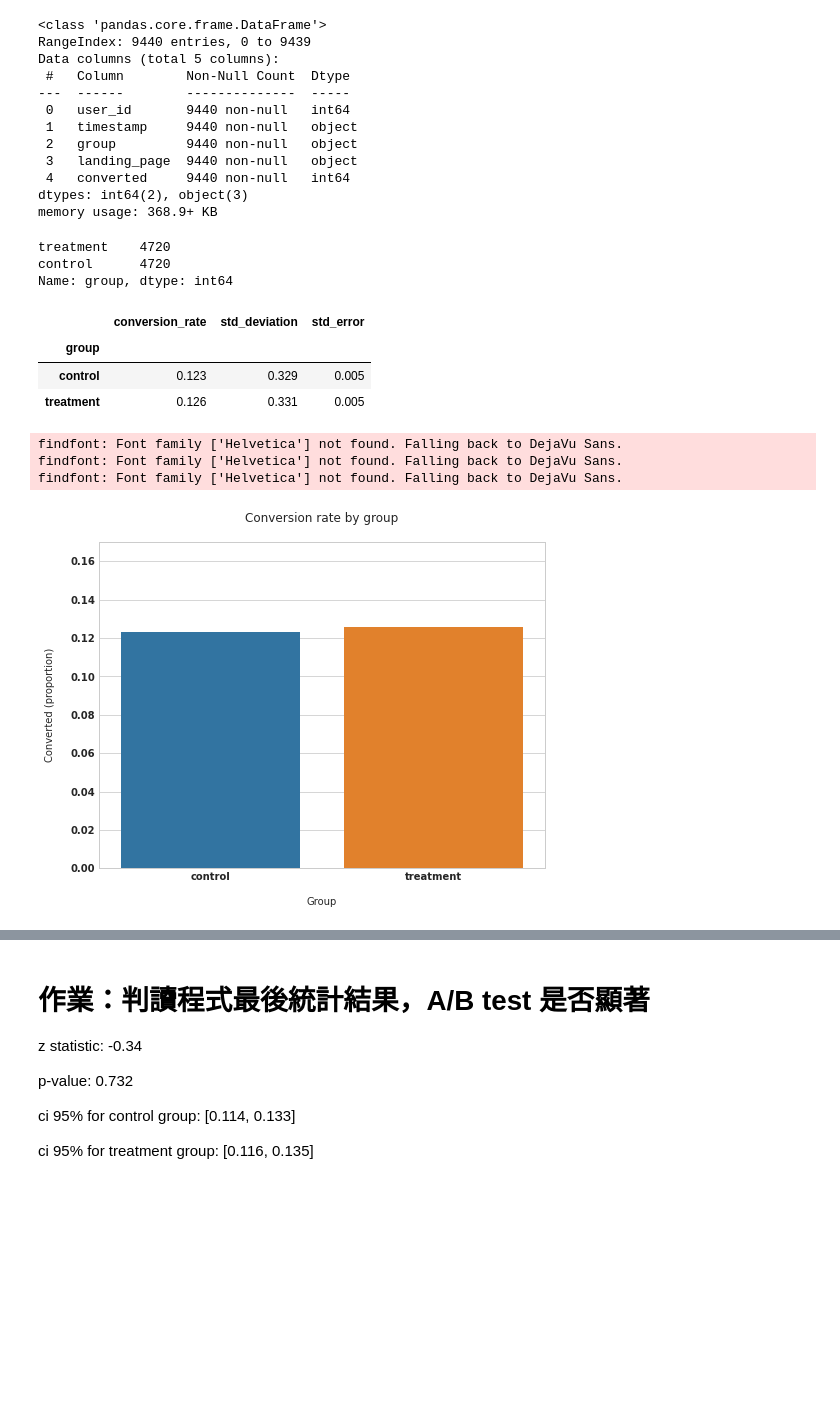
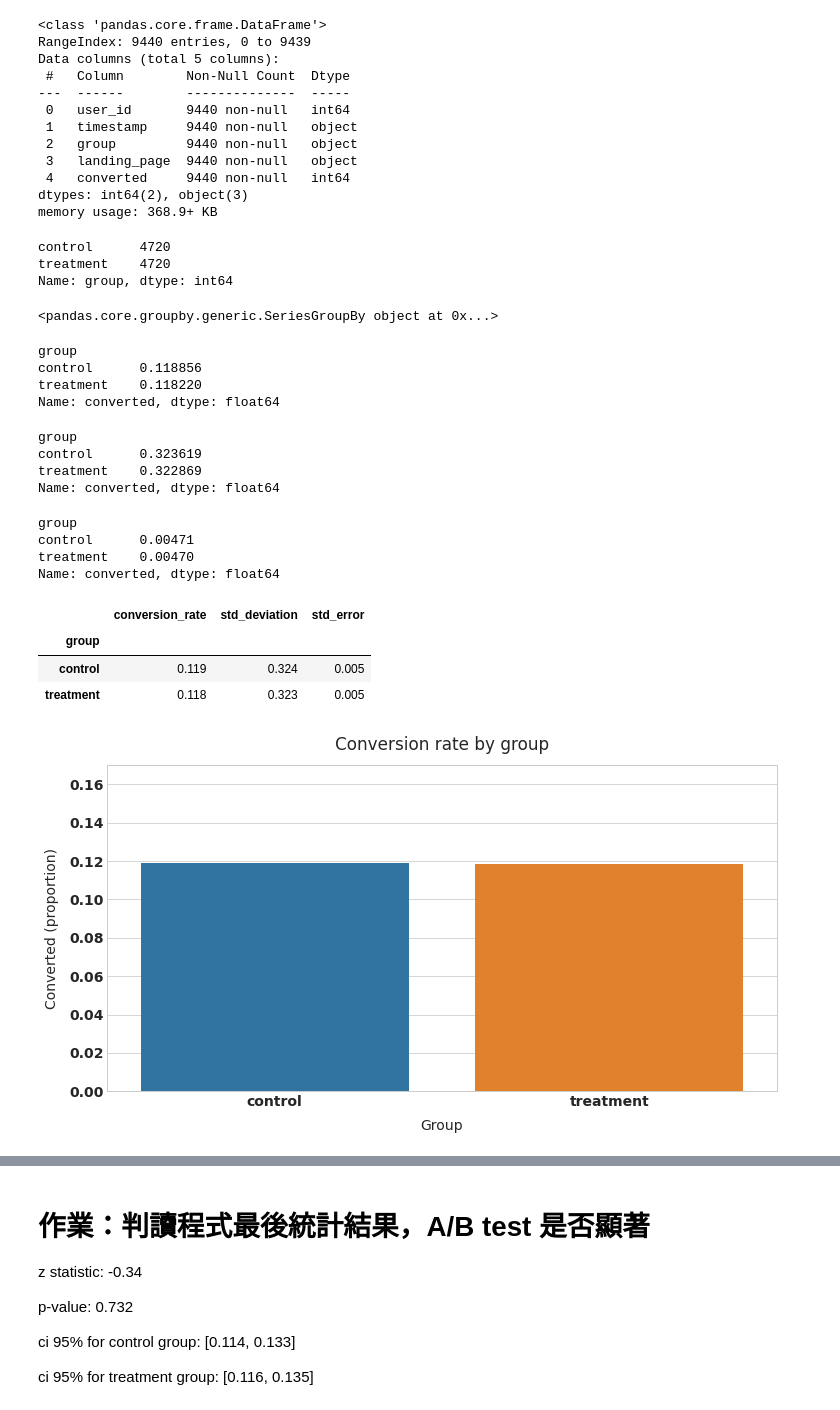
Before and after one commit to Steph958/Data-Analysis-in-60-Days, a Jupyter notebook: homework/期末專題實作(三)/ABTestExercise_作業.ipynb, the cells around one changed output, grey strips where cells are left out. Cells and saved outputs as stored; diff of their text form; code cells hidden in the pictures; blank space fills up the shorter version.

```diff
--- a/homework/期末專題實作(三)/ABTestExercise_作業.ipynb
+++ b/homework/期末專題實作(三)/ABTestExercise_作業.ipynb
@@ -63,6 +67,6 @@ print(required_n)
 # %%
 #展示實驗資料
-df = pd.read_csv('./sample_data/ab_data.csv')
+df = pd.read_csv('./ab_data.csv')
 
 df.head()
 # %% [output]
@@ -152,9 +216,38 @@ memory usage: 368.9+ KB
 #確認 ab_test 控制組實驗組各半
 ab_test['group'].value_counts()
 # %% [output]
+control      4720
 treatment    4720
-control      4720
 Name: group, dtype: int64
+# %%
+conversion_rates = ab_test.groupby('group')['converted']
+conversion_rates
+# %% [output]
+<pandas.core.groupby.generic.SeriesGroupBy object at 0x...>
+# %%
+conversion_rates = ab_test.groupby('group')['converted'].mean()
+conversion_rates
+# %% [output]
+group
+control      0.118856
+treatment    0.118220
+Name: converted, dtype: float64
+# %%
+conversion_rates = ab_test.groupby('group')['converted'].agg( lambda x: np.std(x, ddof=0))
+conversion_rates
+# %% [output]
+group
+control      0.323619
+treatment    0.322869
+Name: converted, dtype: float64
+# %%
+conversion_rates = ab_test.groupby('group')['converted'].agg(lambda x: stats.sem(x, ddof=0))
+conversion_rates
+# %% [output]
+group
+control      0.00471
+treatment    0.00470
+Name: converted, dtype: float64
 # %%
 #計算conversion rate 平均值，標準差，標準誤
 conversion_rates = ab_test.groupby('group')['converted']
@@ -165,25 +258,22 @@ se_p = lambda x: stats.sem(x, ddof=0)            # Std. error of the proportion
 conversion_rates = conversion_rates.agg([np.mean, std_p, se_p])
 conversion_rates.columns = ['conversion_rate', 'std_deviation', 'std_error']
 
-
-conversion_rates.style.format('{:.3f}')
+#conversion_rates
+conversion_rates.style.format('{:.3f}') #四捨五入至小數點後三位
 # %% [output]
 |  | conversion_rate | std_deviation | std_error |
 | group |  |  |  |
-| control | 0.123 | 0.329 | 0.005 |
-| treatment | 0.126 | 0.331 | 0.005 |
+| control | 0.119 | 0.324 | 0.005 |
+| treatment | 0.118 | 0.323 | 0.005 |
 # %%
 #繪出 conversion rate 棒狀圖
-plt.figure(figsize=(8,6))
+plt.figure(figsize=(12,6))
 
 sns.barplot(x=ab_test['group'], y=ab_test['converted'], ci=False)
 
 plt.ylim(0, 0.17)
-plt.title('Conversion rate by group', pad=20)
-plt.xlabel('Group', labelpad=15)
-plt.ylabel('Converted (proportion)', labelpad=15);
+plt.title('Conversion rate by group', pad=15)
+plt.xlabel('Group', labelpad=10)
+plt.ylabel('Converted (proportion)', labelpad=10);
 # %% [output]
-findfont: Font family ['Helvetica'] not found. Falling back to DejaVu Sans.
-findfont: Font family ['Helvetica'] not found. Falling back to DejaVu Sans.
-findfont: Font family ['Helvetica'] not found. Falling back to DejaVu Sans.
-[figure, old version]
+[figure, new version]
```
Also changed, not shown: parts of 24 cells of this notebook, 6 other files.
